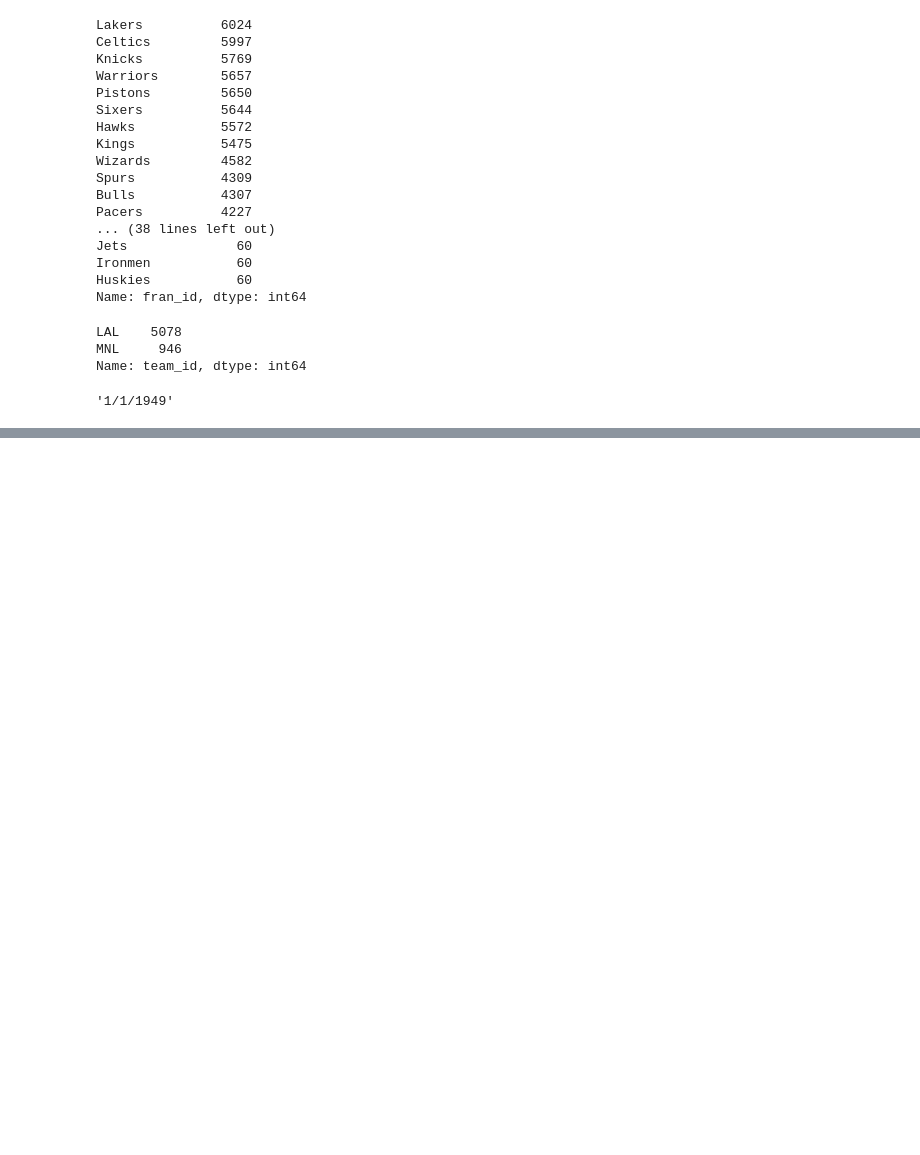
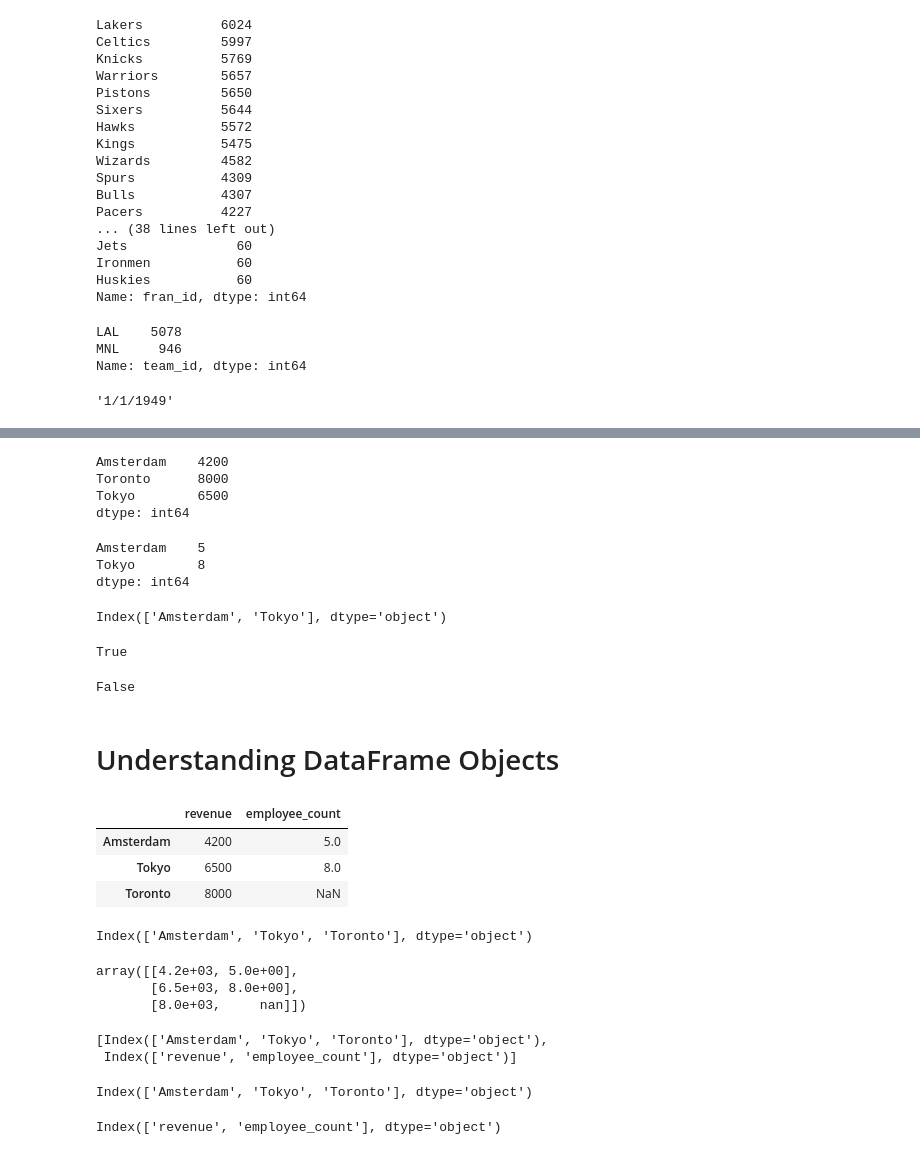
Before and after one commit to dwiirtna/hacktiv8_4, a Jupyter notebook: pertemuan5.ipynb, the cells around one changed output, grey strips where cells are left out. Saved outputs shown, nothing was run; the diff lists cells and outputs as text; code cells hidden in the pictures; blank space fills up the shorter version.

```diff
--- a/pertemuan5.ipynb
+++ b/pertemuan5.ipynb
@@ -139,0 +183,67 @@ data.loc[data["team_id"]== "MNL", "date_game"].min()
+# %%
+city_revenues = pd.Series(
+    [4200, 8000, 6500],
+    index = ["Amsterdam", "Toronto", "Tokyo"]
+)
+city_revenues
+# %% [output]
+Amsterdam    4200
+Toronto      8000
+Tokyo        6500
+dtype: int64
+# %%
+city__employee_count = pd.Series({"Amsterdam": 5, "Tokyo": 8})
+city__employee_count
+# %% [output]
+Amsterdam    5
+Tokyo        8
+dtype: int64
+# %%
+city__employee_count.keys()
+# %% [output]
+Index(['Amsterdam', 'Tokyo'], dtype='object')
+# %%
+"Tokyo" in city__employee_count
+# %% [output]
+True
+# %%
+"New York" in city__employee_count
+# %% [output]
+False
+# %% [markdown]
+# Understanding DataFrame Objects
+# %%
+city_data = pd.DataFrame({
+    "revenue" : city_revenues,
+    "employee_count": city__employee_count
+})
+# %%
+city_data
+# %% [output]
+|  | revenue | employee_count |
+| Amsterdam | 4200 | 5.0 |
+| Tokyo | 6500 | 8.0 |
+| Toronto | 8000 | NaN |
+# %%
+city_data.index
+# %% [output]
+Index(['Amsterdam', 'Tokyo', 'Toronto'], dtype='object')
+# %%
+city_data.values  #array
+# %% [output]
+array([[4.2e+03, 5.0e+00],
+       [6.5e+03, 8.0e+00],
+       [8.0e+03,     nan]])
+# %%
+city_data.axes   #2D
+# %% [output]
+[Index(['Amsterdam', 'Tokyo', 'Toronto'], dtype='object'),
+ Index(['revenue', 'employee_count'], dtype='object')]
+# %%
+city_data.axes[0]
+# %% [output]
+Index(['Amsterdam', 'Tokyo', 'Toronto'], dtype='object')
+# %%
+city_data.axes[1]
+# %% [output]
+Index(['revenue', 'employee_count'], dtype='object')
```
Also changed, not shown: parts of 49 cells of this notebook.
